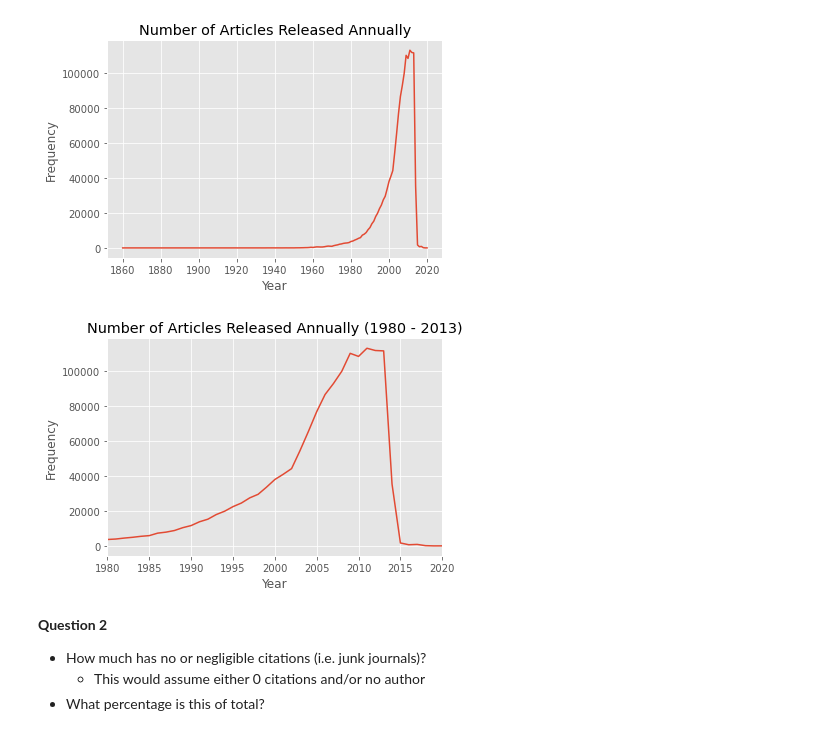
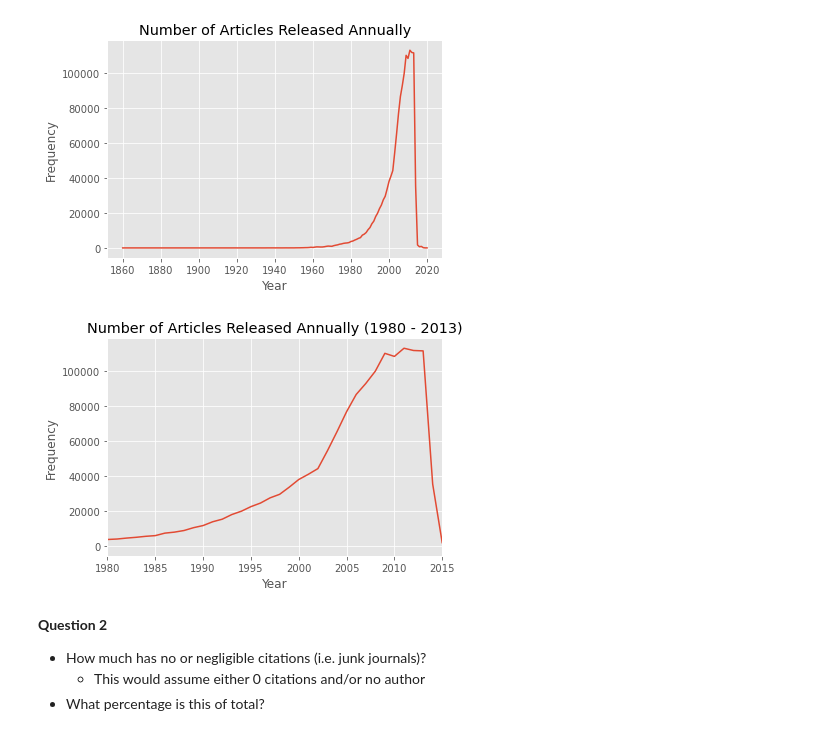
Before and after one commit to Cynz300/Scientific_Networking, a Jupyter notebook: Streamlined.ipynb, the cells around one changed output. Drawn from its saved outputs; the diff is of its cells as text; code cells hidden in the pictures.

```diff
--- a/Streamlined.ipynb
+++ b/Streamlined.ipynb
@@ -304,12 +306,12 @@ plt.savefig('img/annual_article_release.png')
 # %%
 plt.plot(releases_year.iloc[:, 0], releases_year.iloc[:,1])
 plt.title("Number of Articles Released Annually (1980 - 2013)")
-plt.xlim(1980, 2020)
+plt.xlim(1980, 2015)
 plt.xlabel("Year")
 plt.ylabel("Frequency")
-plt.savefig('img/annual_article_release_1980-2013.png')
+plt.savefig('img/annual_article_release_1980-2015.png')
 # %% [output]
-[figure, old version]
+[figure, new version]
 # %% [markdown]
 **Question 2**
 * How much has no or negligible citations (i.e. junk journals)?
```
Also changed, not shown: parts of 20 cells of this notebook, 11 other files.
